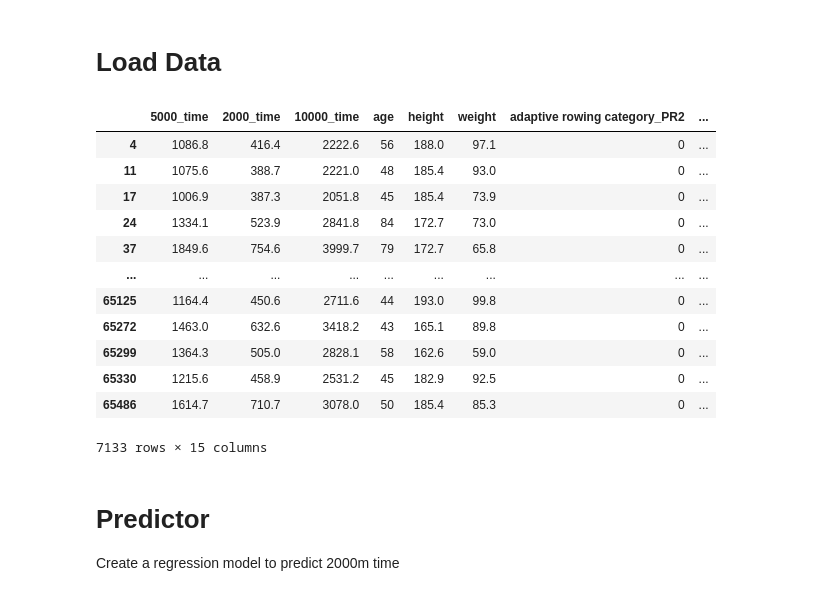
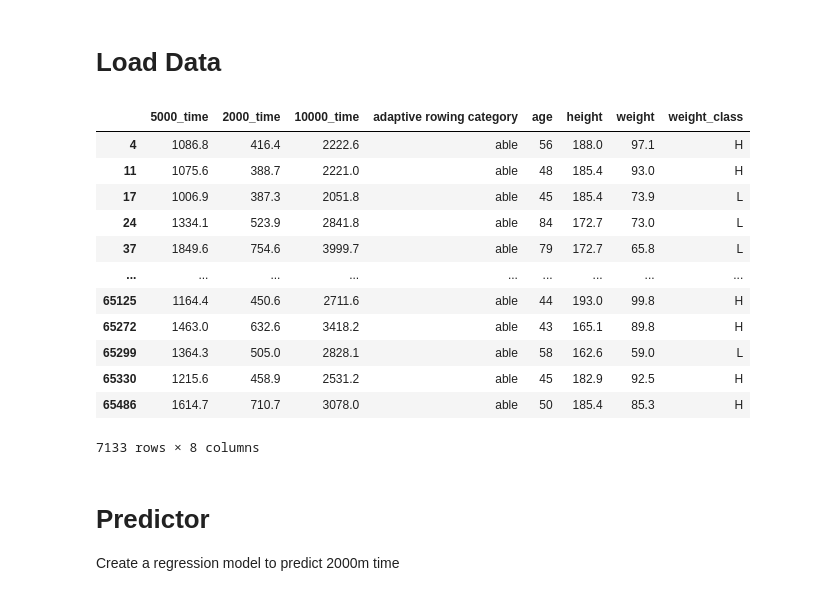
Before and after one commit to adhardy/Concept2-Pace-Predictor, a Jupyter notebook: linear-regression.ipynb, the cells around one changed output. Drawn from its saved outputs; the diff is of its cells as text; code cells hidden in the pictures.

```diff
--- a/linear-regression.ipynb
+++ b/linear-regression.ipynb
@@ -11,24 +11,24 @@ importlib.reload(pacepredictor)
 # %%
 file_path = "/home/adam/concept2-logbook-scraper/analysis/"
 file_5_2_10 = "5_2_10.csv"
 
-pp_5_2_10 = pacepredictor.Predictor(f"{file_path}{file_5_2_10}", random_state=42)
+pp_5_2_10 = pp.Predictor(f"{file_path}{file_5_2_10}", random_state=42, dummies=False)
 
 pp_5_2_10.df
 # %% [output]
-|  | 5000_time | 2000_time | 10000_time | age | height | weight | adaptive rowing category_PR2 | ... |
-| 4 | 1086.8 | 416.4 | 2222.6 | 56 | 188.0 | 97.1 | 0 | ... |
-| 11 | 1075.6 | 388.7 | 2221.0 | 48 | 185.4 | 93.0 | 0 | ... |
-| 17 | 1006.9 | 387.3 | 2051.8 | 45 | 185.4 | 73.9 | 0 | ... |
-| 24 | 1334.1 | 523.9 | 2841.8 | 84 | 172.7 | 73.0 | 0 | ... |
-| 37 | 1849.6 | 754.6 | 3999.7 | 79 | 172.7 | 65.8 | 0 | ... |
+|  | 5000_time | 2000_time | 10000_time | adaptive rowing category | age | height | weight | weight_class |
+| 4 | 1086.8 | 416.4 | 2222.6 | able | 56 | 188.0 | 97.1 | H |
+| 11 | 1075.6 | 388.7 | 2221.0 | able | 48 | 185.4 | 93.0 | H |
+| 17 | 1006.9 | 387.3 | 2051.8 | able | 45 | 185.4 | 73.9 | L |
+| 24 | 1334.1 | 523.9 | 2841.8 | able | 84 | 172.7 | 73.0 | L |
+| 37 | 1849.6 | 754.6 | 3999.7 | able | 79 | 172.7 | 65.8 | L |
 | ... | ... | ... | ... | ... | ... | ... | ... | ... |
-| 65125 | 1164.4 | 450.6 | 2711.6 | 44 | 193.0 | 99.8 | 0 | ... |
-| 65272 | 1463.0 | 632.6 | 3418.2 | 43 | 165.1 | 89.8 | 0 | ... |
-| 65299 | 1364.3 | 505.0 | 2828.1 | 58 | 162.6 | 59.0 | 0 | ... |
-| 65330 | 1215.6 | 458.9 | 2531.2 | 45 | 182.9 | 92.5 | 0 | ... |
-| 65486 | 1614.7 | 710.7 | 3078.0 | 50 | 185.4 | 85.3 | 0 | ... |
+| 65125 | 1164.4 | 450.6 | 2711.6 | able | 44 | 193.0 | 99.8 | H |
+| 65272 | 1463.0 | 632.6 | 3418.2 | able | 43 | 165.1 | 89.8 | H |
+| 65299 | 1364.3 | 505.0 | 2828.1 | able | 58 | 162.6 | 59.0 | L |
+| 65330 | 1215.6 | 458.9 | 2531.2 | able | 45 | 182.9 | 92.5 | H |
+| 65486 | 1614.7 | 710.7 | 3078.0 | able | 50 | 185.4 | 85.3 | H |
-7133 rows × 15 columns
+7133 rows × 8 columns
 # %% [markdown]
 # Predictor
 
```
Also changed, not shown: parts of 9 cells of this notebook, 1 other file.
